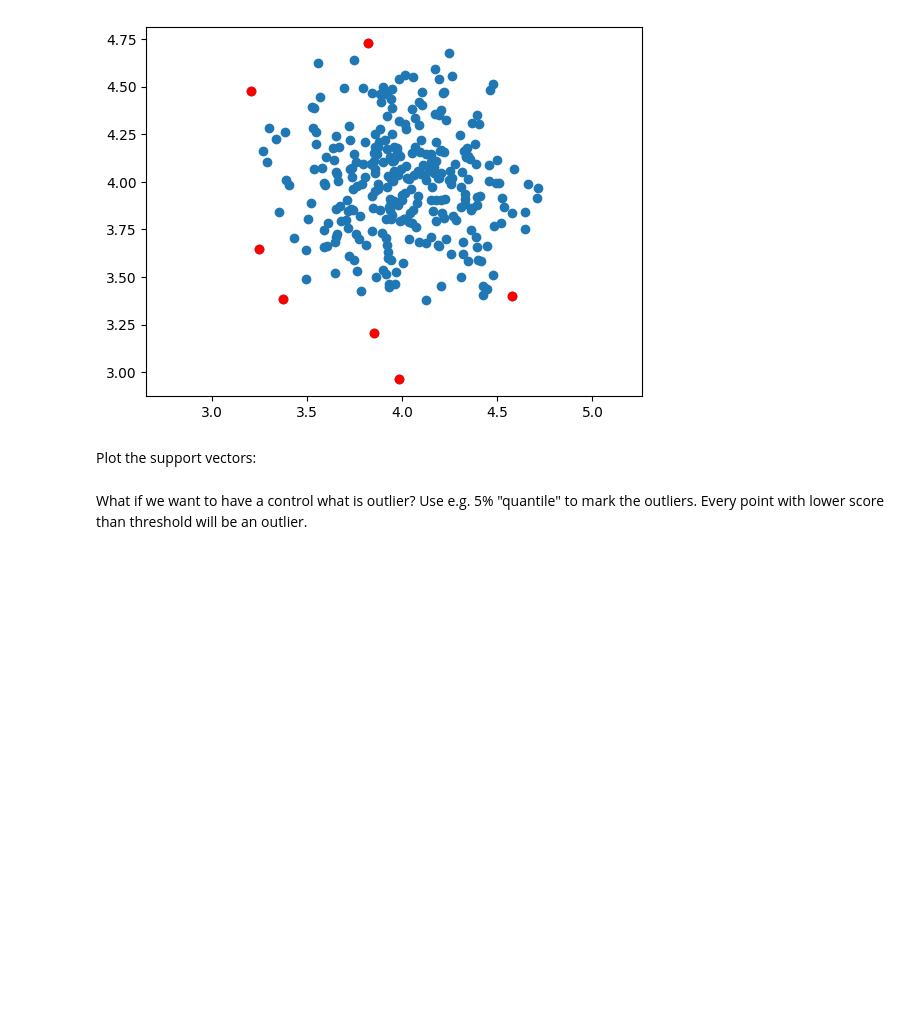
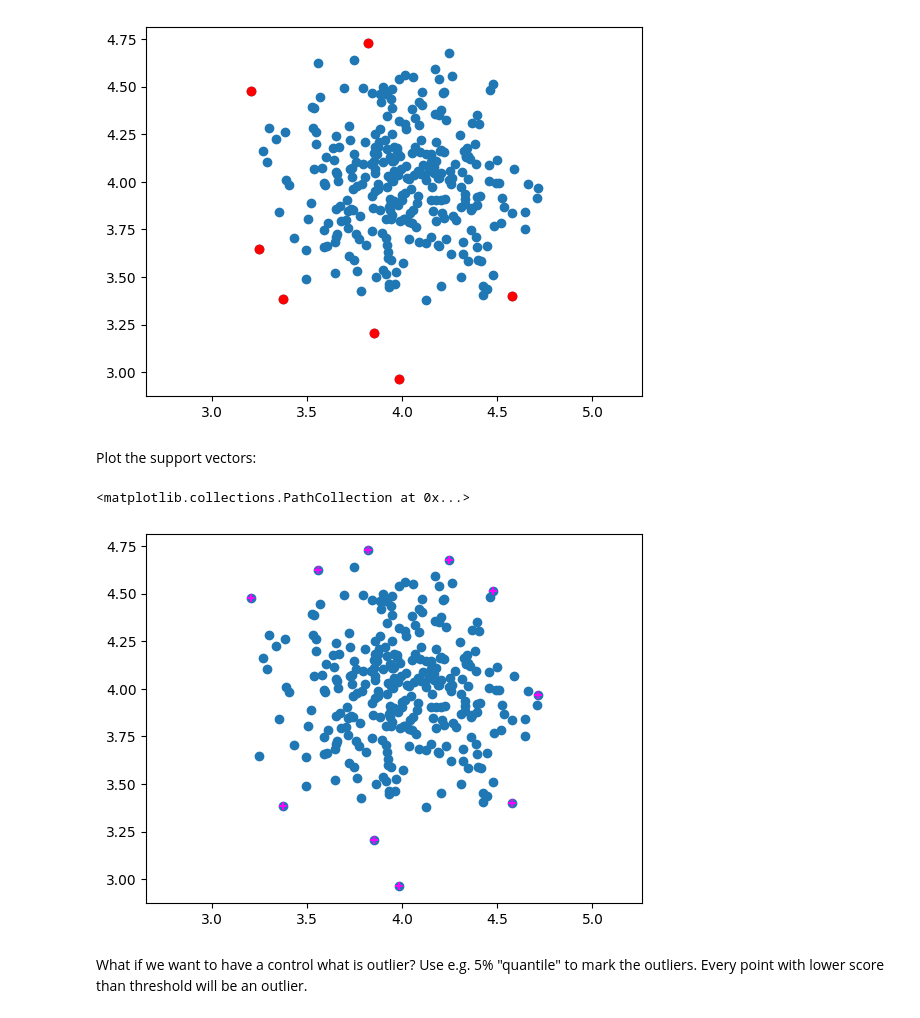
Before and after one commit to Anton1d/MPA_MLF_SVM, a Jupyter notebook: MPA_MLF_SVM_Antonin_DANIEL_lab3.ipynb, the cells around one changed output. Saved outputs shown, nothing was run; the diff lists cells and outputs as text; code cells hidden in the pictures; blank space fills up the shorter version.

```diff
--- a/MPA_MLF_SVM_Antonin_DANIEL_lab3.ipynb
+++ b/MPA_MLF_SVM_Antonin_DANIEL_lab3.ipynb
@@ -129,6 +130,14 @@ plt.show()
 [figure]
 # %% [markdown]
 Plot the support vectors:
+# %%
+plt.scatter(x[:,0],x[:,1])
+plt.axis('equal')
+supvector2=SVMmodelOne.support_vectors_
+plt.scatter(supvector2[:,0],supvector2[:,1],color='magenta',marker='+')
+# %% [output]
+<matplotlib.collections.PathCollection at 0x...>
+[figure, added]
 # %% [markdown]
 What if we want to have a control what is outlier? Use e.g. 5% "quantile" to mark the outliers. Every point with lower score than threshold will be an outlier.
 # %%
```
Also changed, not shown: parts of 3 cells of this notebook.
